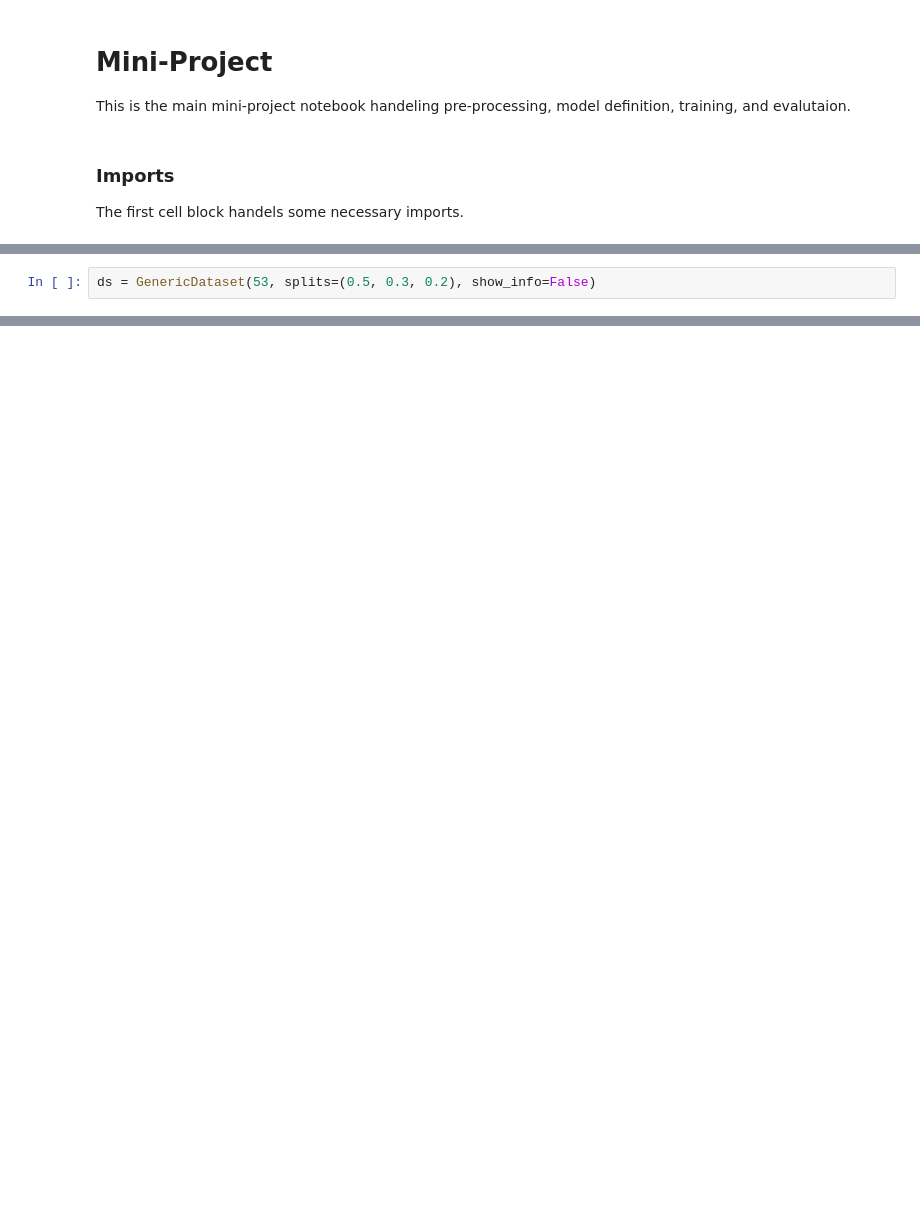
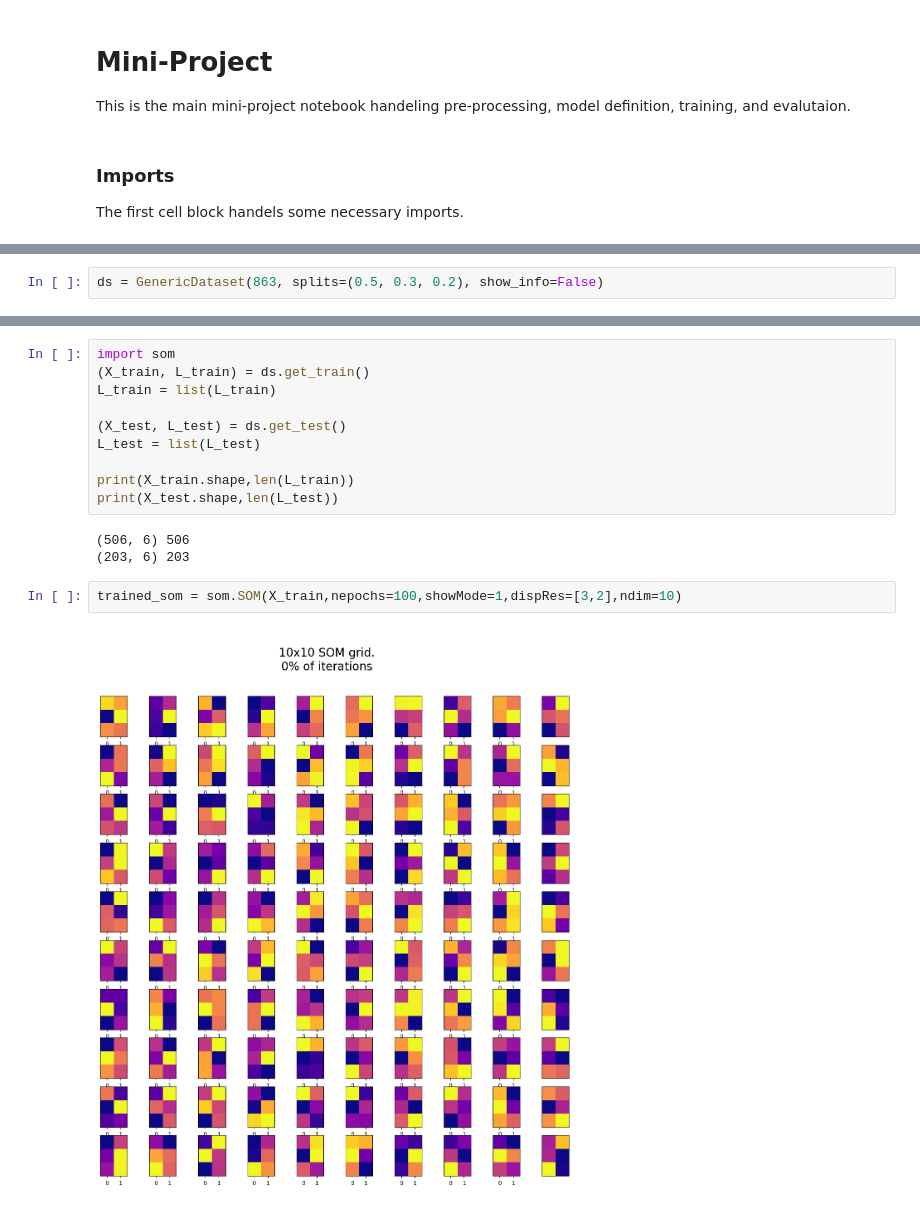
Before and after one commit to EkteMedium/D7041E, a Jupyter notebook: Project/Project_notebook.ipynb, the cells around one changed output, grey strips where cells are left out. Drawn from its saved outputs; the diff is of its cells as text; blank space fills up the shorter version.

```diff
--- a/Project/Project_notebook.ipynb
+++ b/Project/Project_notebook.ipynb
@@ -14,5 +10,5 @@ from generic_dataset import GenericDataset
 # %%
-ds = GenericDataset(53, splits=(0.5, 0.3, 0.2), show_info=False)
+ds = GenericDataset(863, splits=(0.5, 0.3, 0.2), show_info=False)
 # %%
 print(ds)
 # %% [output]
@@ -35,0 +32,17 @@ creators: ['R. A. Fisher']
+# %%
+import som
+(X_train, L_train) = ds.get_train()
+L_train = list(L_train)
+
+(X_test, L_test) = ds.get_test()
+L_test = list(L_test)
+
+print(X_train.shape,len(L_train))
+print(X_test.shape,len(L_test))
+# %% [output]
+(506, 6) 506
+(203, 6) 203
+# %%
+trained_som = som.SOM(X_train,nepochs=100,showMode=1,dispRes=[3,2],ndim=10)
+# %% [output]
+[figure, added]
```
Also changed, not shown: parts of 12 cells of this notebook.
